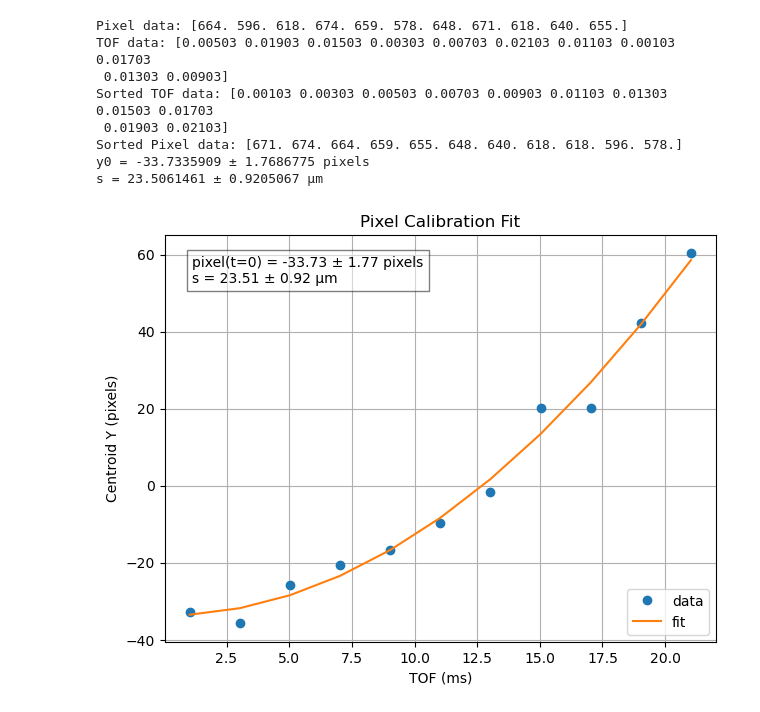
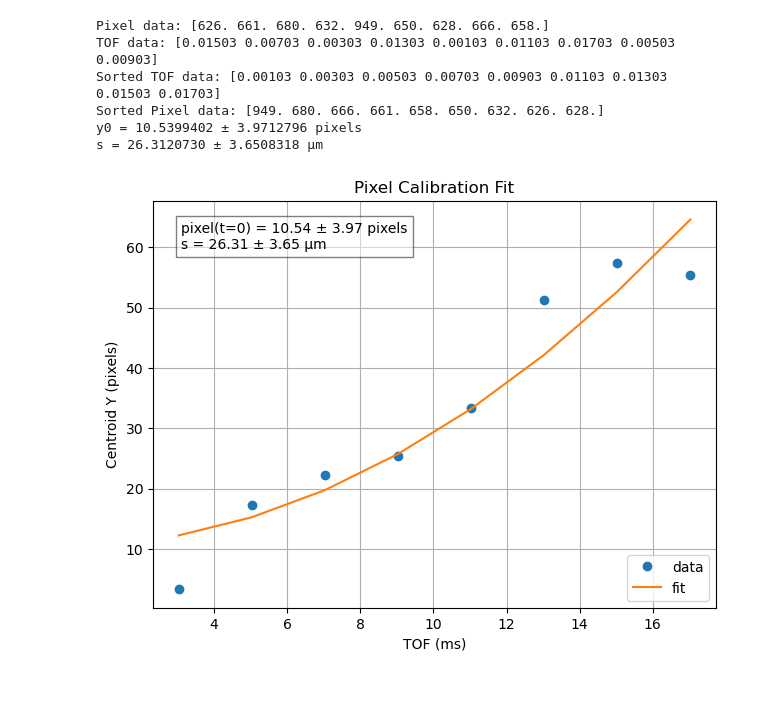
Before and after one commit to harrykendell/ARTIQ, a Jupyter notebook: analysis/plotting_data_post_analysis.ipynb, the cells around one changed output. Cells and saved outputs as stored; diff of their text form; code cells hidden in the pictures.

```diff
--- a/analysis/plotting_data_post_analysis.ipynb
+++ b/analysis/plotting_data_post_analysis.ipynb
@@ -20,7 +20,7 @@ from repository.imaging.processor import AbsImage  # noqa: E402
 
 
 folder_directory = (
-    "../results/2025-09-10/13/"  # Example directory path, adjust as needed
+    "../results/2025-09-10/20/"  # Example directory path, adjust as needed
 )
 file_names = os.listdir(folder_directory)
 
@@ -30,7 +30,7 @@ print(f"Files in directory: {file_names}")
 
 # Enter the name of the file you want to analyze, this file consisit of many runs of of particular scan parameter if you have multiple runs
 particular_directory = (
-    folder_directory + "000010451-AbsorptionImageExpFrag.h5"
+    folder_directory + "000010486-AbsorptionImageExpFrag.h5"
 )  # Example file path, adjust as needed
 
 
@@ -779,7 +776,9 @@ print("Sorted Pixel data:", pixel_data_sorted)
 
 pixel_data_sorted = -(pixel_data_sorted - np.mean(pixel_data_sorted))
 
-
+#remove frist data point from t_data_sorted and pixel_data_sorted
+t_data_sorted = t_data_sorted[1:]
+pixel_data_sorted = pixel_data_sorted[1:]
 
 
 def model_pixel_calibration(t, y0, s):
@@ -811,42 +810,40 @@ print(f"s = {s_fit * 1e6:.7f} ± {s_err * 1e6:.7f} μm")
 
 # Plot pixel calibration
 plt.plot(t_data_sorted * 1e3, pixel_data_sorted, "o", label="data")
 plt.plot(
     t_data_sorted * 1e3,
     model_pixel_calibration(t_data_sorted, *popt_pixel),
     label="fit",
 )
 plt.xlabel("TOF (ms)")
 plt.ylabel("Centroid Y (pixels)")
 plt.legend()
 plt.grid(True)
 
 fit_text = (
     f"pixel(t=0) = {y0_fit:.2f} ± {y0_err:.2f} pixels\ns = {s_fit * 1e6:.2f} ±"
     f" {s_err * 1e6:.2f} μm"
 )
 plt.gca().text(
     0.05,
     0.95,
     fit_text,
     transform=plt.gca().transAxes,
     fontsize=10,
     verticalalignment="top",
     bbox=dict(facecolor="white", alpha=0.5, edgecolor="black"),
 )
 plt.tight_layout()
 plt.title("Pixel Calibration Fit")
 plt.show()
 # %% [output]
-Pixel data: [664. 596. 618. 674. 659. 578. 648. 671. 618. 640. 655.]
-TOF data: [0.00503 0.01903 0.01503 0.00303 0.00703 0.02103 0.01103 0.00103 0.01703
- 0.01303 0.00903]
-Sorted TOF data: [0.00103 0.00303 0.00503 0.00703 0.00903 0.01103 0.01303 0.01503 0.01703
- 0.01903 0.02103]
-Sorted Pixel data: [671. 674. 664. 659. 655. 648. 640. 618. 618. 596. 578.]
-y0 = -33.7335909 ± 1.7686775 pixels
-s = 23.5061461 ± 0.9205067 μm
+Pixel data: [626. 661. 680. 632. 949. 650. 628. 666. 658.]
+TOF data: [0.01503 0.00703 0.00303 0.01303 0.00103 0.01103 0.01703 0.00503 0.00903]
+Sorted TOF data: [0.00103 0.00303 0.00503 0.00703 0.00903 0.01103 0.01303 0.01503 0.01703]
+Sorted Pixel data: [949. 680. 666. 661. 658. 650. 632. 626. 628.]
+y0 = 10.5399402 ± 3.9712796 pixels
+s = 26.3120730 ± 3.6508318 μm
-[figure, old version]
+[figure, new version]
 # %%
 scan_params = scan_params*21.83
 
```
Also changed, not shown: parts of 6 cells of this notebook, 18 other files.
